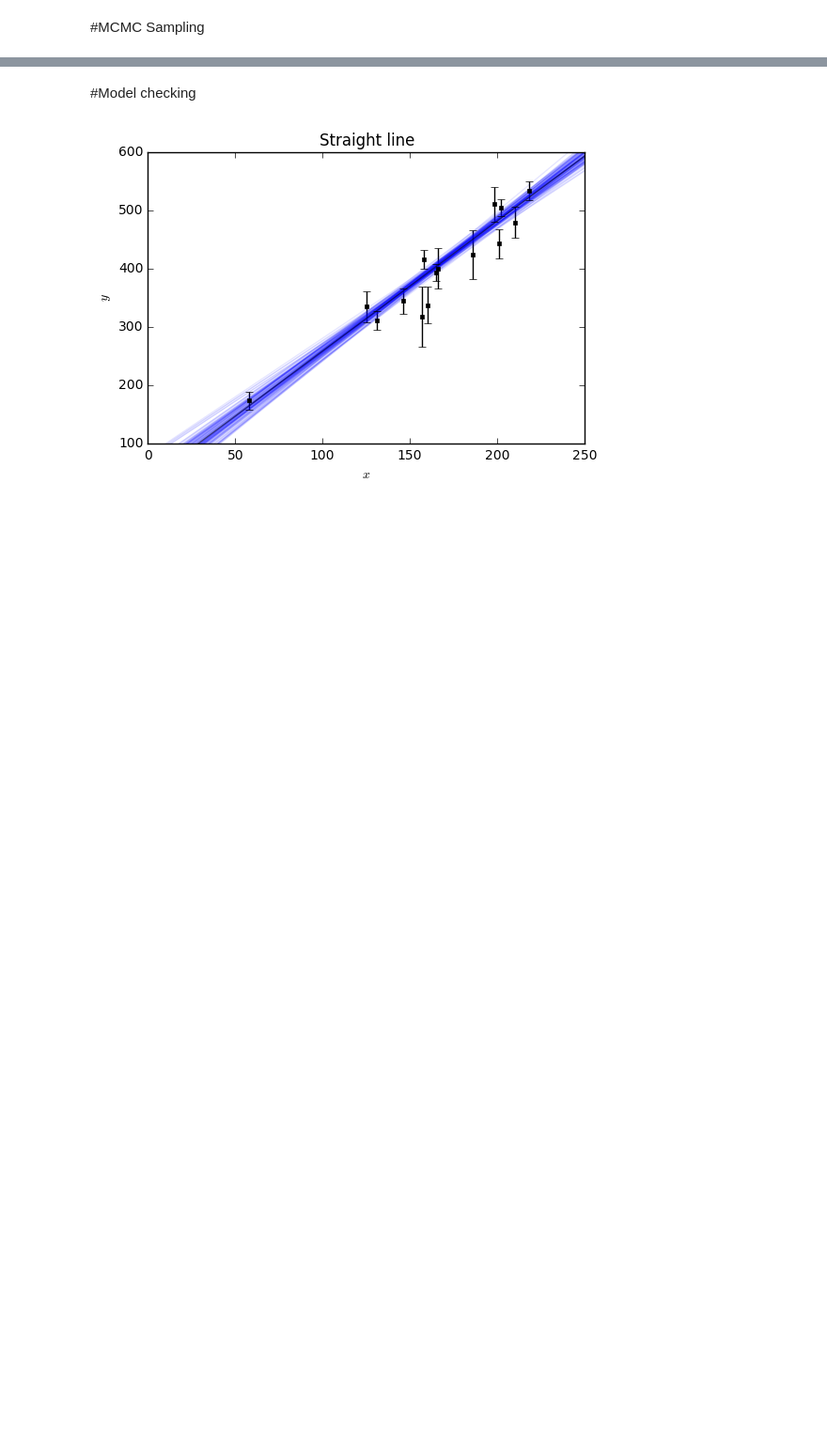
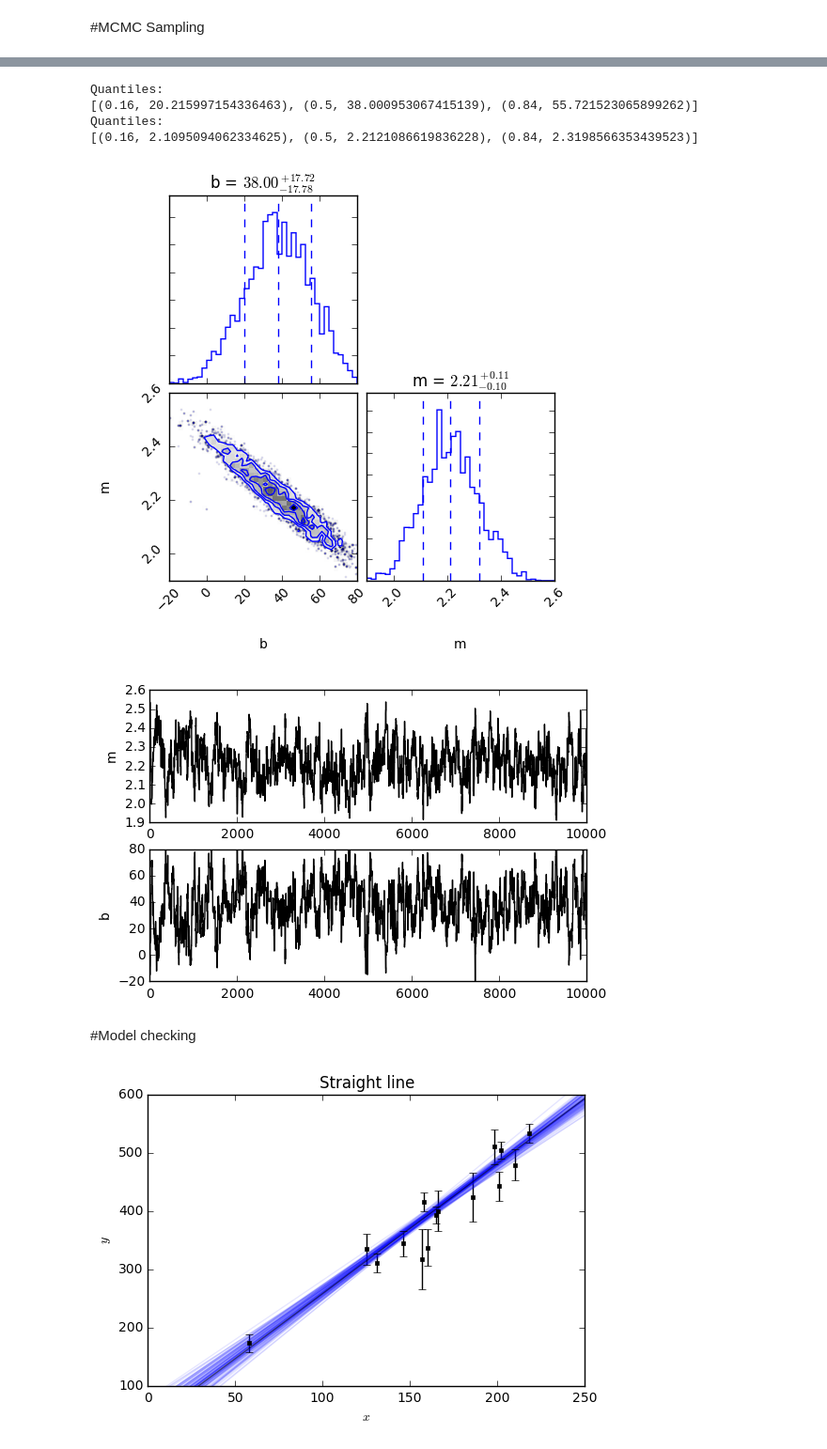
Before and after one commit to dstndstn/LearningInference, a Jupyter notebook: straightline.ipynb, the cells around one changed output, grey strips where cells are left out. Shown at 94% size. Saved outputs shown, nothing was run; the diff lists cells and outputs as text; code cells hidden in the pictures; blank space fills up the shorter version.

```diff
--- a/straightline.ipynb
+++ b/straightline.ipynb
@@ -156,3 +146,29 @@ Acceptance fraction: 0.29217
+# %%
+# 1 and 2D marginalised distributions:
+import triangle
+triangle.corner(chain, labels=['b','m'], extents=[(blo,bhi),(mlo,mhi)],quantiles=[0.16,0.5,0.84],
+                show_titles=True, title_args={"fontsize": 12},
+                plot_datapoints=True, fill_contours=True, levels=[0.68, 0.95], color='b', bins=40, smooth=1.0);
+plt.show()
+
+# Traces, for convergence inspection:
+plt.clf()
+plt.subplot(2,1,1)
+plt.plot(mm, 'k-')
+plt.ylim(mlo,mhi)
+plt.ylabel('m')
+plt.subplot(2,1,2)
+plt.plot(bb, 'k-')
+plt.ylabel('b')
+plt.ylim(blo,bhi)
+plt.show()
+# %% [output]
+Quantiles:
+[(0.16, 20.215997154336463), (0.5, 38.000953067415139), (0.84, 55.721523065899262)]
+Quantiles:
+[(0.16, 2.1095094062334625), (0.5, 2.2121086619836228), (0.84, 2.3198566353439523)]
+[figure, added]
+[figure, added]
 # %% [markdown]
 #Model checking
 # %%
```
Also changed, not shown: parts of 12 cells of this notebook, 1 other file.
